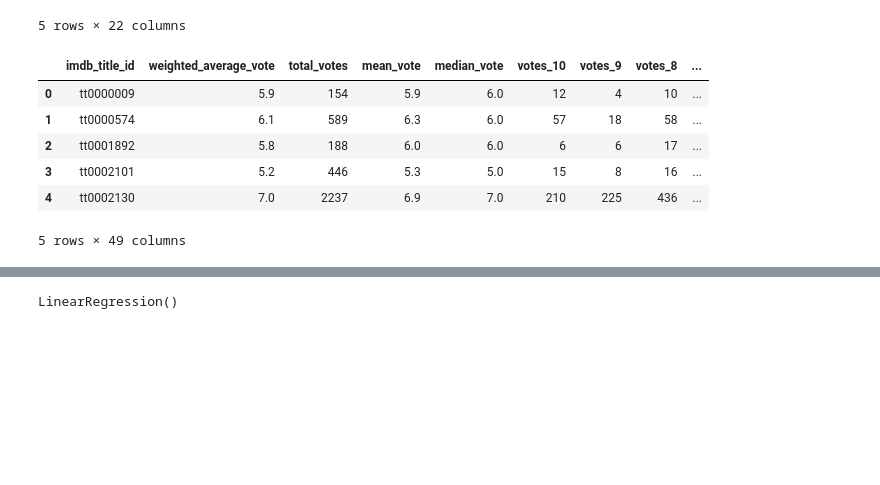
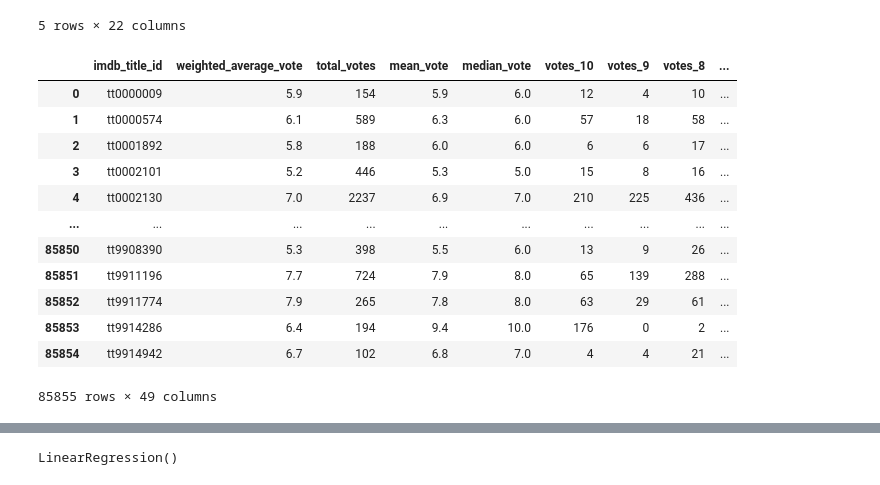
Before and after one commit to ianmkinney/imdb-machine-learning, a Jupyter notebook: MoviesClean.ipynb, the cells around one changed output, grey strips where cells are left out. Cells and saved outputs as stored; diff of their text form; code cells hidden in the pictures; blank space fills up the shorter version.

```diff
--- a/MoviesClean.ipynb
+++ b/MoviesClean.ipynb
@@ -23,18 +23,24 @@ movies_df.head()
 # %%
 # The path to our CSV file
 file = "Resources/IMDb ratings.csv"
 
 # Read our Kickstarter data into pandas
 ratings_df = pd.read_csv(file)
-ratings_df.head()
+ratings_df
 # %% [output]
 |  | imdb_title_id | weighted_average_vote | total_votes | mean_vote | median_vote | votes_10 | votes_9 | votes_8 | ... |
 | 0 | tt0000009 | 5.9 | 154 | 5.9 | 6.0 | 12 | 4 | 10 | ... |
 | 1 | tt0000574 | 6.1 | 589 | 6.3 | 6.0 | 57 | 18 | 58 | ... |
 | 2 | tt0001892 | 5.8 | 188 | 6.0 | 6.0 | 6 | 6 | 17 | ... |
 | 3 | tt0002101 | 5.2 | 446 | 5.3 | 5.0 | 15 | 8 | 16 | ... |
 | 4 | tt0002130 | 7.0 | 2237 | 6.9 | 7.0 | 210 | 225 | 436 | ... |
+| ... | ... | ... | ... | ... | ... | ... | ... | ... | ... |
+| 85850 | tt9908390 | 5.3 | 398 | 5.5 | 6.0 | 13 | 9 | 26 | ... |
+| 85851 | tt9911196 | 7.7 | 724 | 7.9 | 8.0 | 65 | 139 | 288 | ... |
+| 85852 | tt9911774 | 7.9 | 265 | 7.8 | 8.0 | 63 | 29 | 61 | ... |
+| 85853 | tt9914286 | 6.4 | 194 | 9.4 | 10.0 | 176 | 0 | 2 | ... |
+| 85854 | tt9914942 | 6.7 | 102 | 6.8 | 7.0 | 4 | 4 | 21 | ... |
-5 rows × 49 columns
+85855 rows × 49 columns
 # %%
 merged_df = pd.merge(movies_df, ratings_df, on='imdb_title_id')
 merged_df
```
Also changed, not shown: parts of 15 cells of this notebook, 6 other files.
